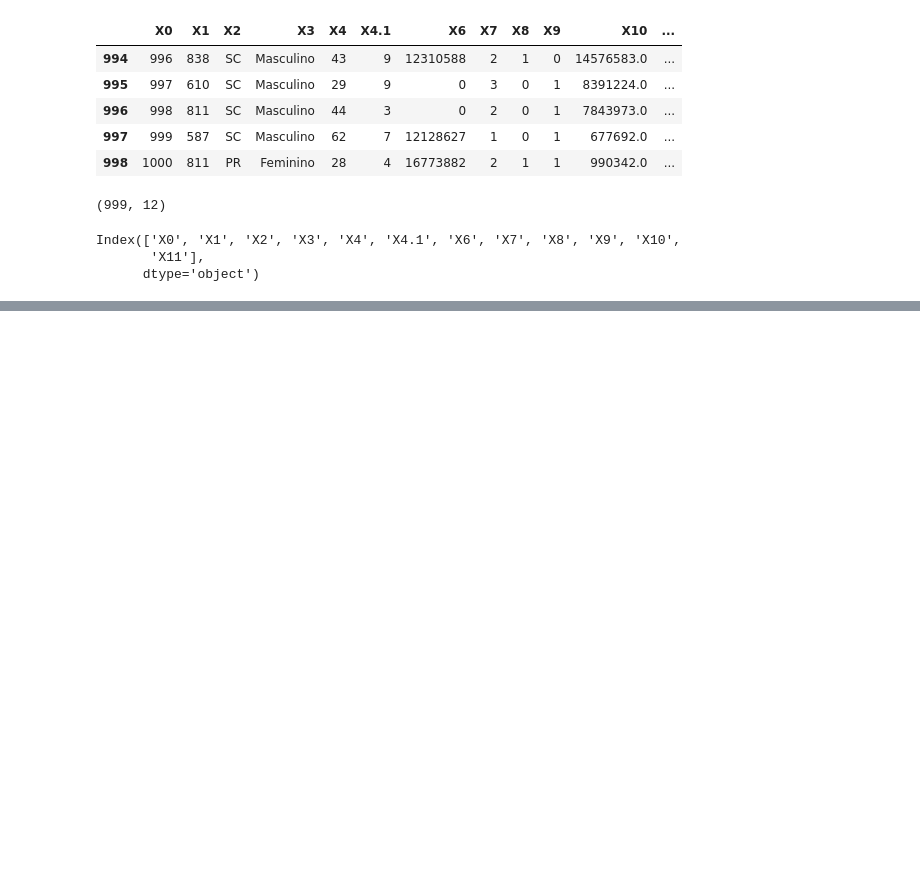
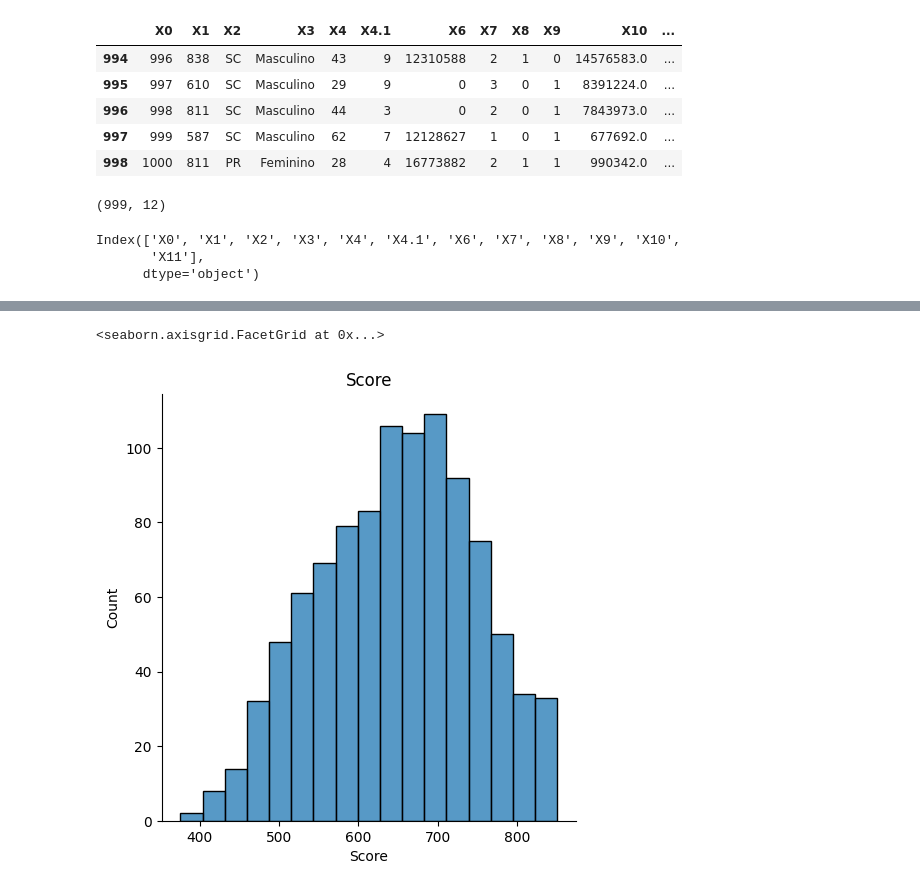
Before and after one commit to jesiqueira/Dados, a Jupyter notebook: dados.ipynb, the cells around one changed output, grey strips where cells are left out. Saved outputs shown, nothing was run; the diff lists cells and outputs as text; code cells hidden in the pictures; blank space fills up the shorter version.

```diff
--- a/dados.ipynb
+++ b/dados.ipynb
@@ -41,0 +108,5 @@ Index(['X0', 'X1', 'X2', 'X3', 'X4', 'X4.1', 'X6', 'X7', 'X8', 'X9', 'X10',
+# %%
+srn.displot(df['Score']).set(title="Score")
+# %% [output]
+<seaborn.axisgrid.FacetGrid at 0x...>
+[figure, added]
```
Also changed, not shown: parts of 20 cells of this notebook.
